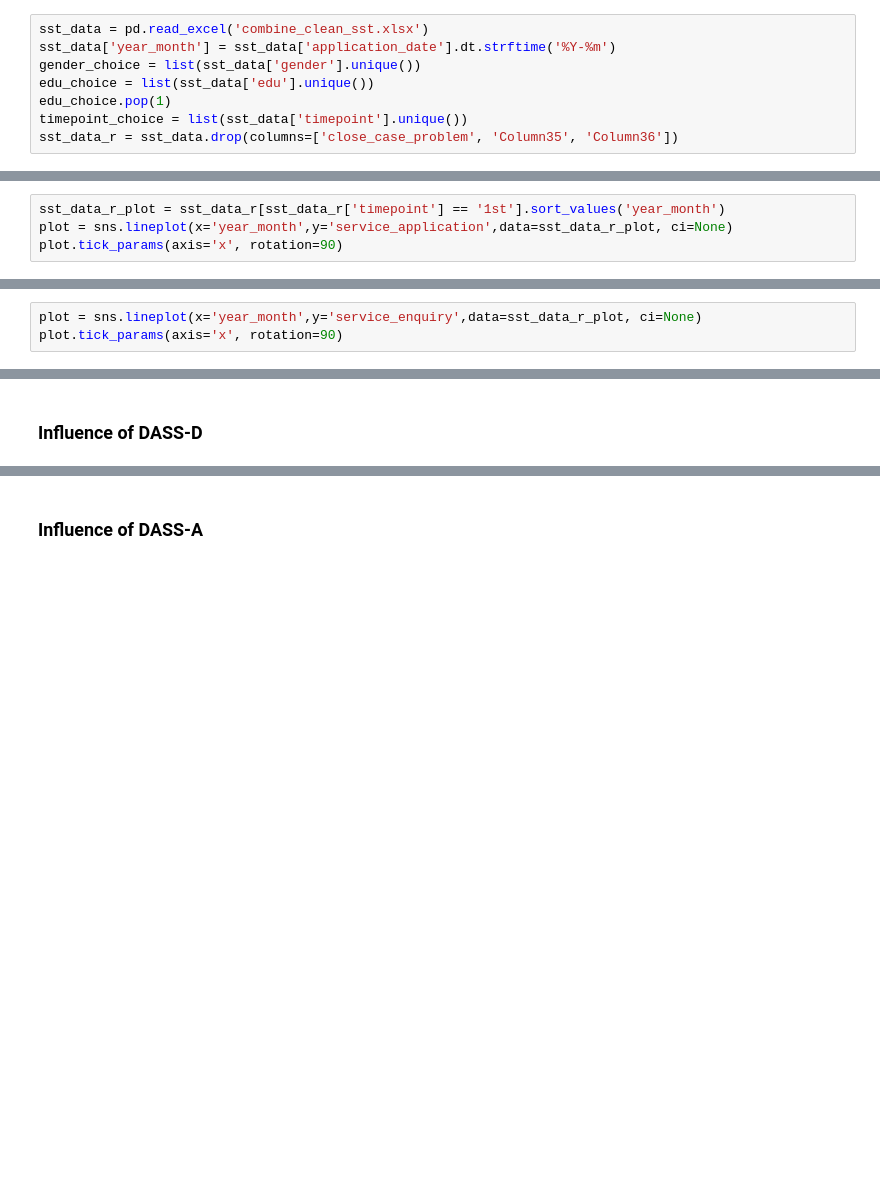
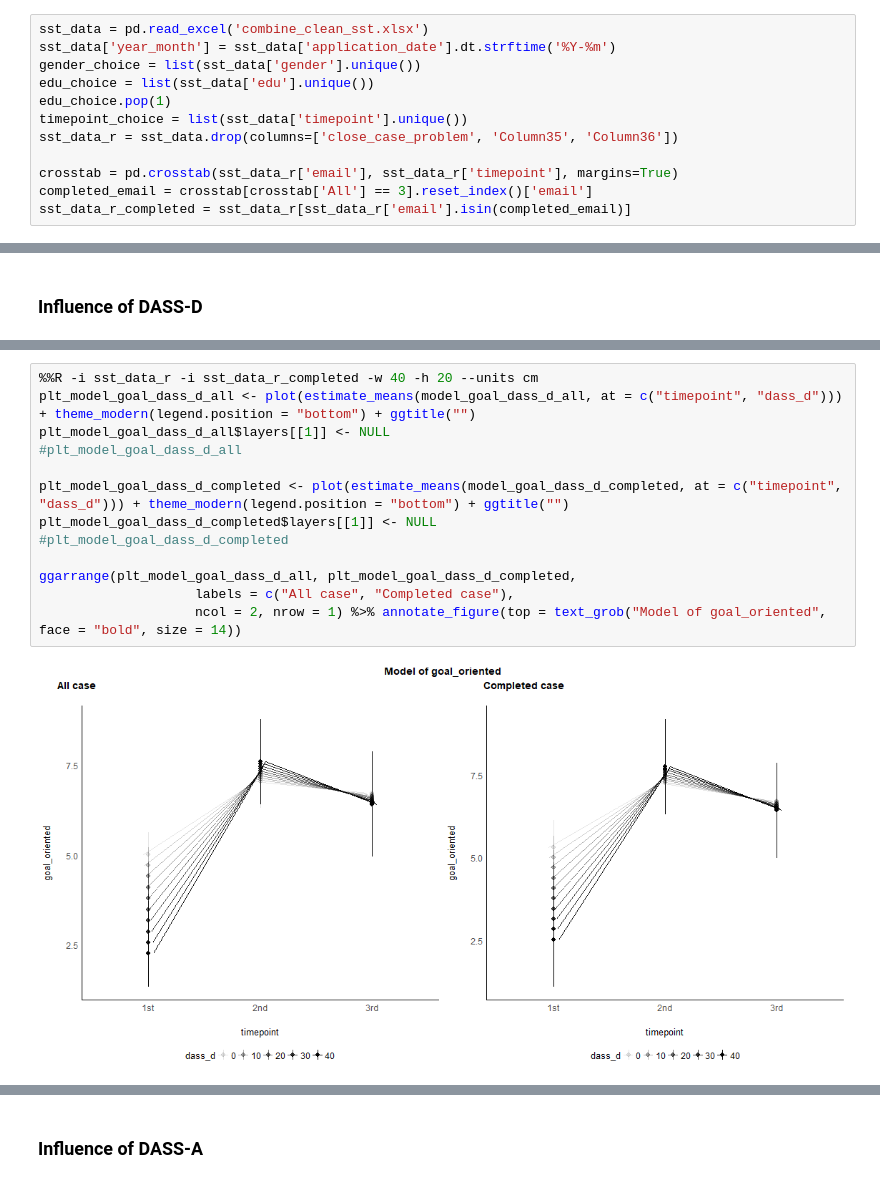
Before and after one commit to chankalong/sst, a Jupyter notebook: sst_analysis.ipynb, the cells around one changed output, grey strips where cells are left out. Cells and saved outputs as stored; diff of their text form; blank space fills up the shorter version.

```diff
--- a/sst_analysis.ipynb
+++ b/sst_analysis.ipynb
@@ -27,6 +65,10 @@ edu_choice = list(sst_data['edu'].unique())
 edu_choice.pop(1)
 timepoint_choice = list(sst_data['timepoint'].unique())
 sst_data_r = sst_data.drop(columns=['close_case_problem', 'Column35', 'Column36'])
+
+crosstab = pd.crosstab(sst_data_r['email'], sst_data_r['timepoint'], margins=True)
+completed_email = crosstab[crosstab['All'] == 3].reset_index()['email']
+sst_data_r_completed = sst_data_r[sst_data_r['email'].isin(completed_email)]
 # %% [output]
 nan
 # %% [markdown]
@@ -70,7 +112,3 @@ sns.histplot(x='enquiry_application',data=sst_data_r, ax=ax[1,0]);
 plt.tight_layout();
 # %% [output]
 [figure]
-# %%
-sst_data_r_plot = sst_data_r[sst_data_r['timepoint'] == '1st'].sort_values('year_month')
-plot = sns.lineplot(x='year_month',y='service_application',data=sst_data_r_plot, ci=None)
-plot.tick_params(axis='x', rotation=90)
@@ -79,3 +114,0 @@ plot.tick_params(axis='x', rotation=90)
-# %%
-plot = sns.lineplot(x='year_month',y='service_enquiry',data=sst_data_r_plot, ci=None)
-plot.tick_params(axis='x', rotation=90)
@@ -232,0 +330,15 @@ plt_model_confidence_dass_d
+# %%
+%%R -i sst_data_r -i sst_data_r_completed -w 40 -h 20 --units cm
+plt_model_goal_dass_d_all <- plot(estimate_means(model_goal_dass_d_all, at = c("timepoint", "dass_d"))) + theme_modern(legend.position = "bottom") + ggtitle("")
+plt_model_goal_dass_d_all$layers[[1]] <- NULL
+#plt_model_goal_dass_d_all
+
+plt_model_goal_dass_d_completed <- plot(estimate_means(model_goal_dass_d_completed, at = c("timepoint", "dass_d"))) + theme_modern(legend.position = "bottom") + ggtitle("")
+plt_model_goal_dass_d_completed$layers[[1]] <- NULL
+#plt_model_goal_dass_d_completed
+
+ggarrange(plt_model_goal_dass_d_all, plt_model_goal_dass_d_completed,
+                    labels = c("All case", "Completed case"),
+                    ncol = 2, nrow = 1) %>% annotate_figure(top = text_grob("Model of goal_oriented", face = "bold", size = 14))
+# %% [output]
+[figure, added]
```
Also changed, not shown: parts of 64 cells of this notebook.
